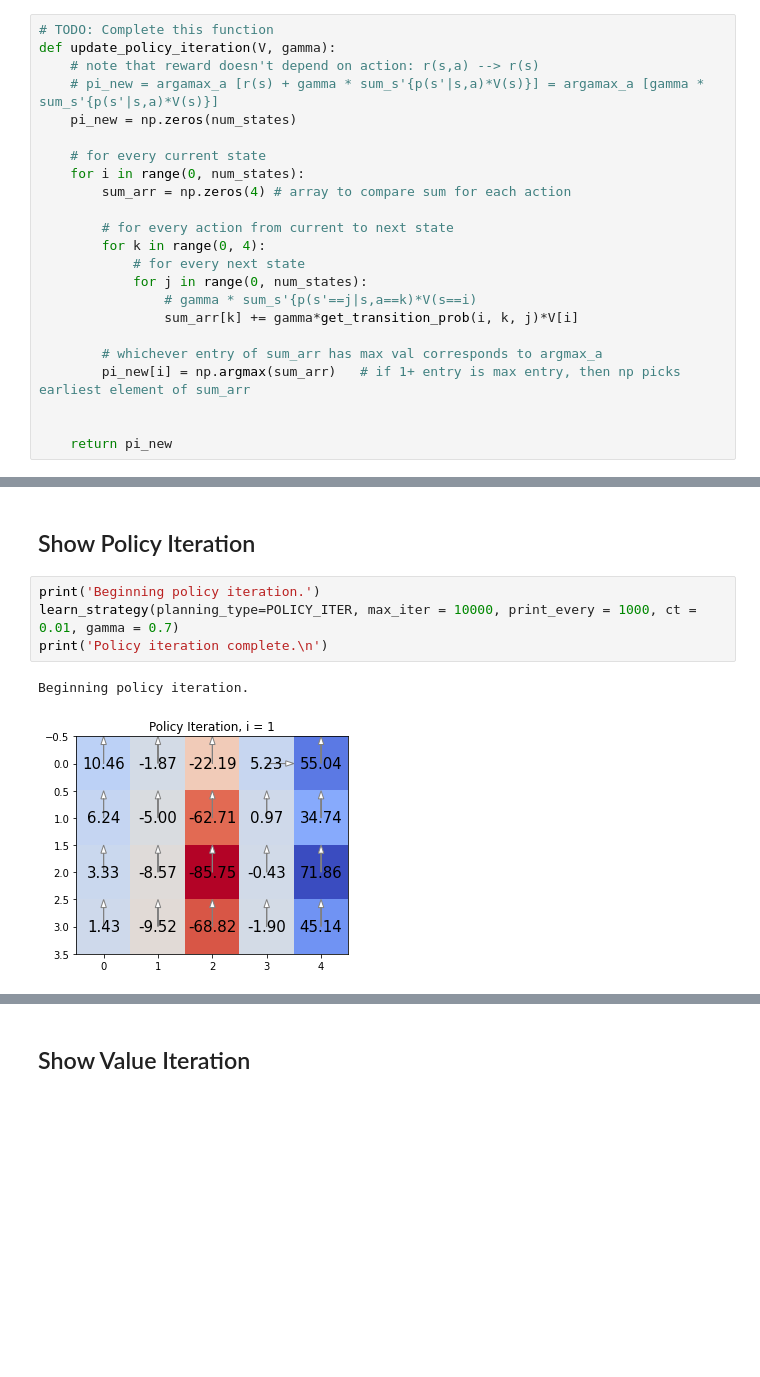
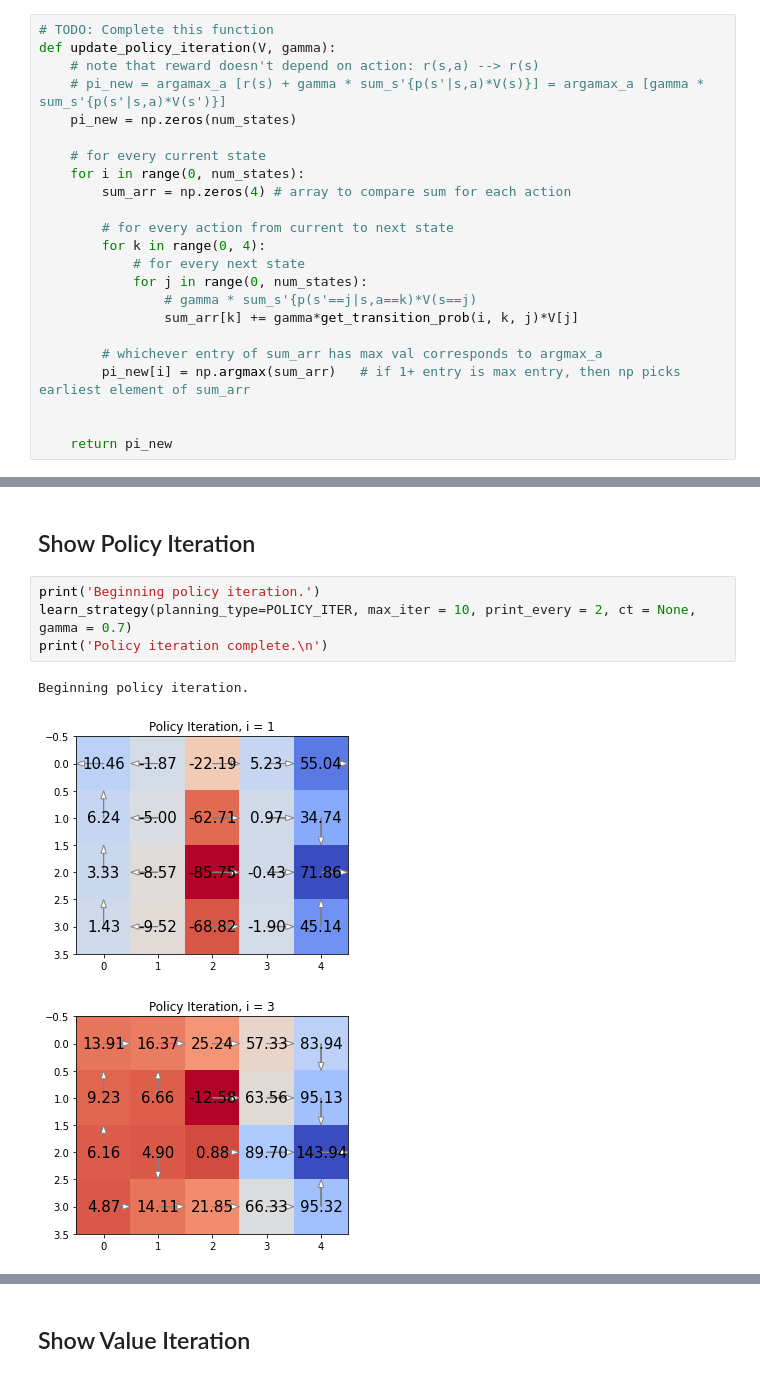
Before and after one commit to arnavinator/cs181-s22-homeworks, a Jupyter notebook: HW6/T6_P2.ipynb, the cells around one changed output, grey strips where cells are left out. Cells and saved outputs as stored; diff of their text form; blank space fills up the shorter version.

Commit message:
update plots

```diff
--- a/HW6/T6_P2.ipynb
+++ b/HW6/T6_P2.ipynb
@@ -253,7 +264,7 @@ Now that we have ``V`` computed in 1a), perform **one step** of policy iteration
 # TODO: Complete this function
 def update_policy_iteration(V, gamma):
     # note that reward doesn't depend on action: r(s,a) --> r(s)
-    # pi_new = argamax_a [r(s) + gamma * sum_s'{p(s'|s,a)*V(s)}] = argamax_a [gamma * sum_s'{p(s'|s,a)*V(s)}]
+    # pi_new = argamax_a [r(s) + gamma * sum_s'{p(s'|s,a)*V(s)}] = argamax_a [gamma * sum_s'{p(s'|s,a)*V(s')}]
     pi_new = np.zeros(num_states)
 
     # for every current state
@@ -264,8 +275,8 @@ def update_policy_iteration(V, gamma):
         for k in range(0, 4):
             # for every next state
             for j in range(0, num_states):
-                # gamma * sum_s'{p(s'==j|s,a==k)*V(s==i)
-                sum_arr[k] += gamma*get_transition_prob(i, k, j)*V[i]
+                # gamma * sum_s'{p(s'==j|s,a==k)*V(s==j)
+                sum_arr[k] += gamma*get_transition_prob(i, k, j)*V[j]
 
         # whichever entry of sum_arr has max val corresponds to argmax_a
         pi_new[i] = np.argmax(sum_arr)   # if 1+ entry is max entry, then np picks earliest element of sum_arr
@@ -343,8 +360,9 @@ def learn_strategy(planning_type = VALUE_ITER, max_iter = 10, print_every = 5, c
 ## Show Policy Iteration
 # %%
 print('Beginning policy iteration.')
-learn_strategy(planning_type=POLICY_ITER, max_iter = 10000, print_every = 1000, ct = 0.01, gamma = 0.7)
+learn_strategy(planning_type=POLICY_ITER, max_iter = 10, print_every = 2, ct = None, gamma = 0.7)
 print('Policy iteration complete.\n')
 # %% [output]
 Beginning policy iteration.
-[figure, old version]
+[figure, new version]
+[figure, added]
```
Also changed, not shown: parts of 8 cells of this notebook, 5 other files.
